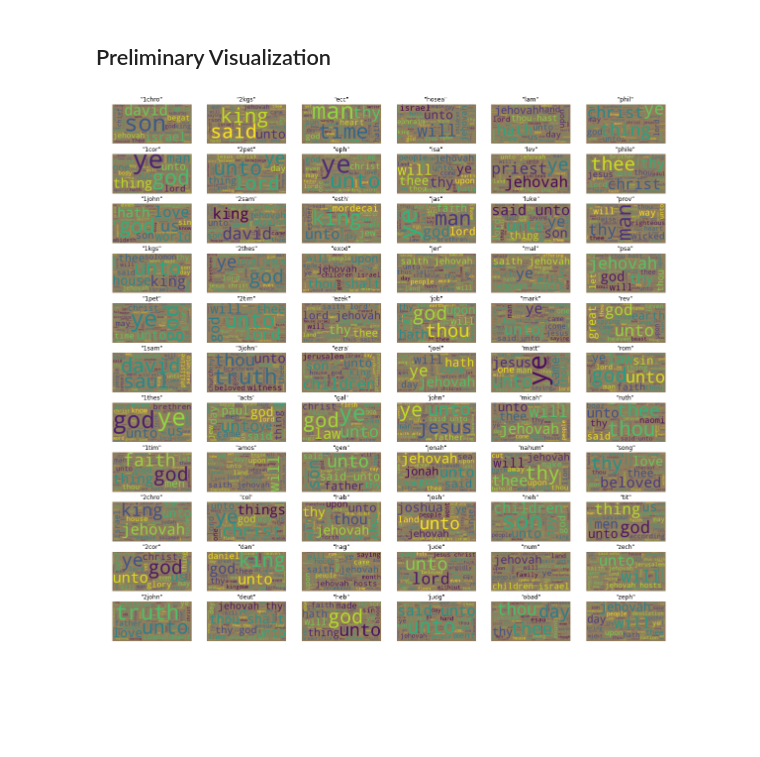
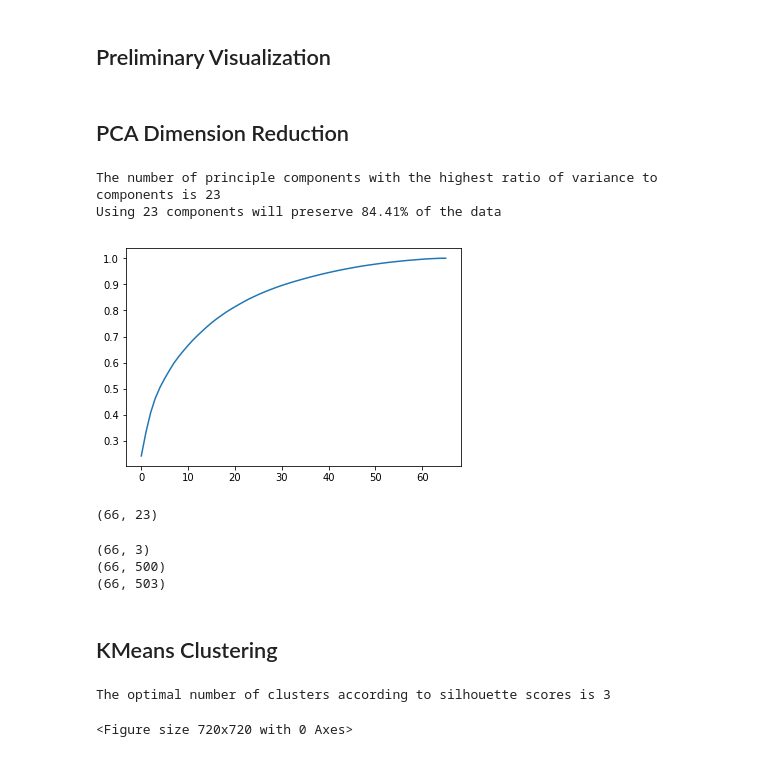
Before and after one commit to rohitkyadv/STAT517, a Jupyter notebook: Question3_Pro2.ipynb, the cells around one changed output. Drawn from its saved outputs; the diff is of its cells as text; code cells hidden in the pictures; blank space fills up the shorter version.

```diff
--- a/Question3_Pro2.ipynb
+++ b/Question3_Pro2.ipynb
@@ -32,7 +32,7 @@ bibleoriginal.head()
 # %%
 bible = bibleoriginal
 #drop features that are not text or book
-bible = bible.drop(['field','Testaments','Sections','Chapters','Verses'], axis=1)
+bible = bible.drop(['field','Chapters','Verses'], axis=1)
 bible['text'] = bible['text'].str.lower()
 bible['text'] = bible['text'].str.replace('[^\w\s]','')
 bible['text'] = bible['text'].str.replace('\d+', '')
@@ -45,7 +45,10 @@ vector = TfidfVectorizer(stop_words='english', max_features=500)
 data = pd.DataFrame(vector.fit_transform(biblebooks.text).toarray(), columns = vector.get_feature_names())
 #print(biblebooks.shape)
 #print(bibleVectorized.shape)
-data.head()
+#data = pd.concat(biblebooks['Testements'], biblebooks['Sections'], axis=1)
+#data.head()
+biblebooks['Sections'] = [n.partition(' ')[0] for n in biblebooks['Sections']]
+biblebooks['Testaments'] = [n.partition(' ')[0] for n in biblebooks['Testaments']]
 #biblebooks = pd.concat([biblebooks['Books'], bibleVectorized], axis=1)
 #print(biblebooks.shape)
 #biblebooks = biblebooks.drop('text', axis=1)
@@ -63,14 +58,65 @@ data.head()
 # %% [markdown]
 ## Preliminary Visualization
 # %%
-f, ax = plt.subplots(11, 6, figsize=(20, 20))
-for a in range(11):
-    for b in range(6):
-        wordcloud = WordCloud(max_words=100,background_color="#927c5c").generate(biblebooks['text'][b*11+a])
-        ax[a,b].set(title='k-means Clustering')
-        ax[a,b].imshow(wordcloud, interpolation='bilinear')
-        ax[a,b].set(title='\"' + biblebooks.axes[0][b*11+a] + '\"')
-        ax[a,b].axis("off")
-plt.show()
+#f, ax = plt.subplots(11, 6, figsize=(20, 20))
+#for a in range(11):
+#    for b in range(6):
+#        wordcloud = WordCloud(max_words=100,background_color="#927c5c").generate(biblebooks['text'][b*11+a])
+#        ax[a,b].imshow(wordcloud, interpolation='bilinear')
+#        ax[a,b].set(title='\"' + biblebooks.axes[0][b*11+a] + '\"')
+#        ax[a,b].axis("off")
+#plt.show()
-# %% [output]
-[figure, removed]
+# %% [markdown]
+## PCA Dimension Reduction
+# %%
+pca = PCA().fit(data)
+ratios = np.cumsum(pca.explained_variance_ratio_)
+#ratios = temp/(np.arange(len(temp))+1)
+maxRatioIndex = 0
+for n in range(1,len(ratios)):
+    if ratios[n]/(n/len(ratios)+1) > ratios[maxRatioIndex]/(maxRatioIndex/len(ratios)+1):
+        maxRatioIndex = n
+#ratios = sorted(ratios)
+plt.plot (ratios)
+print ("The number of principle components with the highest ratio of variance to components is", maxRatioIndex)
+print ("Using", maxRatioIndex, "components will preserve", str(100*ratios[maxRatioIndex].round(4)) + "% of the data")
+plt.show()
+pca = PCA(n_components=maxRatioIndex)
+pca.fit(data)
+dataPCA = pca.transform(data)
+print (dataPCA.shape)
+# %% [output]
+The number of principle components with the highest ratio of variance to components is 23
+Using 23 components will preserve 84.41% of the data
+[figure, added]
+(66, 23)
+# %%
+print (biblebooks.shape)
+print (data.shape)
+bibledata = biblebooks
+for n , columnLabel in enumerate(data.axes[1].tolist()):
+    bibledata[columnLabel] = data[columnLabel].tolist()
+print (bibledata.shape)
+# %% [output]
+(66, 3)
+(66, 500)
+(66, 503)
+# %% [markdown]
+## KMeans Clustering
+# %%
+# first find optimal number of clusters using silhouette scores
+silhouetteScores = []
+for numClusters in range(3,50):
+    kmeans = KMeans(n_clusters=numClusters, random_state=int(time.time()))
+    pred = kmeans.fit_predict(dataPCA)
+    silhouetteScores.append([silhouette_score(dataPCA, pred),numClusters])
+kmeansOptimal = sorted(silhouetteScores)[-1][1]
+print ("The optimal number of clusters according to silhouette scores is", optimal)
+plt.figure(figsize=(10,10))
+kmeans = KMeans(n_clusters=kmeansOptimal, random_state=int(time.time())).fit(dataPCA)
+kmeansLabels = kmeans.predict(dataPCA)
+kmeans = KMeans(n_clusters=2, random_state=int(time.time())).fit(dataPCA)
+kmeansLabels2 = kmeans.predict(dataPCA)
+# %% [output]
+The optimal number of clusters according to silhouette scores is 3
+<Figure size 720x720 with 0 Axes>
```
Also changed, not shown: parts of 27 cells of this notebook, 1 other file.
